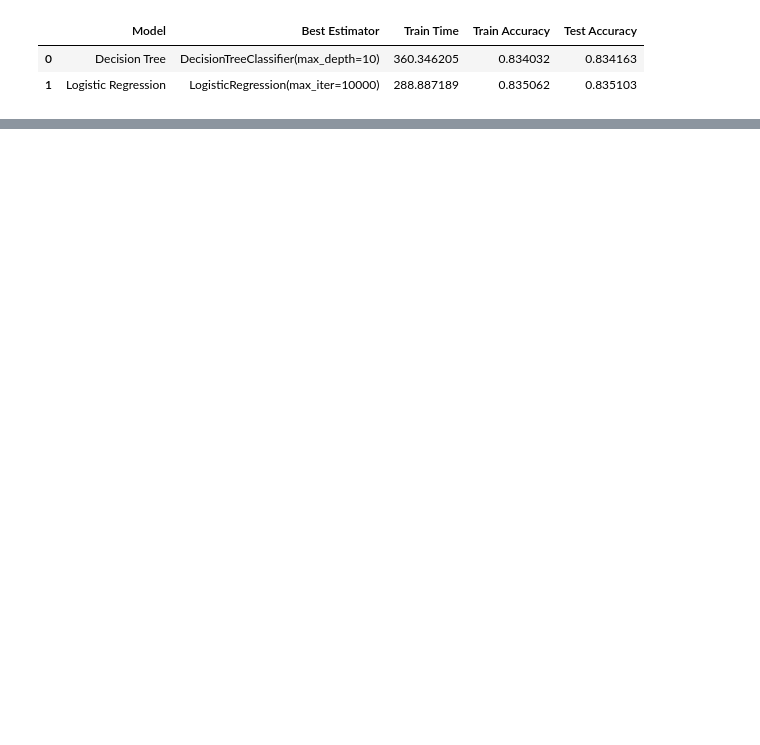
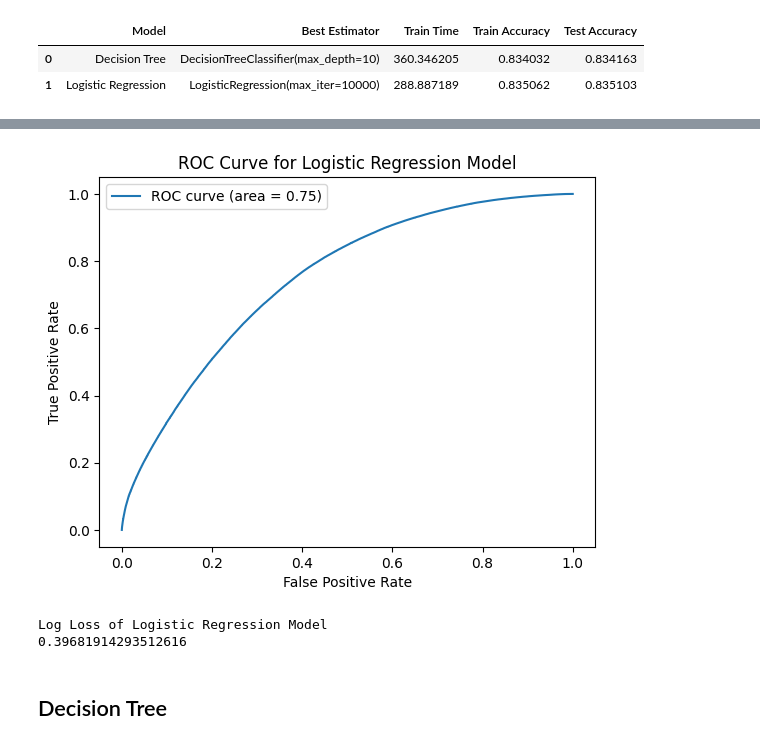
Before and after one commit to girishnath/machinelearning, a Jupyter notebook: click-through-prediction/3-click-through-prediction-modeling.ipynb, the cells around one changed output, grey strips where cells are left out. Cells and saved outputs as stored; diff of their text form; code cells hidden in the pictures; blank space fills up the shorter version.

```diff
--- a/click-through-prediction/3-click-through-prediction-modeling.ipynb
+++ b/click-through-prediction/3-click-through-prediction-modeling.ipynb
@@ -169,0 +212,21 @@ results_df
+# %%
+# Calculate the ROC curve
+fpr, tpr, thresholds = roc_curve(y_test, y_pred_proba)
+
+# Plot the ROC curve
+plt.plot(fpr, tpr, label='ROC curve (area = %0.2f)' % auc(fpr, tpr))
+plt.xlabel('False Positive Rate')
+plt.ylabel('True Positive Rate')
+plt.title('ROC Curve for Logistic Regression Model')
+plt.legend()
+plt.show()
+# %% [output]
+[figure, added]
+# %%
+print("Log Loss of Logistic Regression Model")
+print(log_loss(y_test, y_pred_proba))
+# %% [output]
+Log Loss of Logistic Regression Model
+0.39681914293512616
+# %% [markdown]
+## Decision Tree
```
Also changed, not shown: parts of 17 cells of this notebook, 4 other files.
